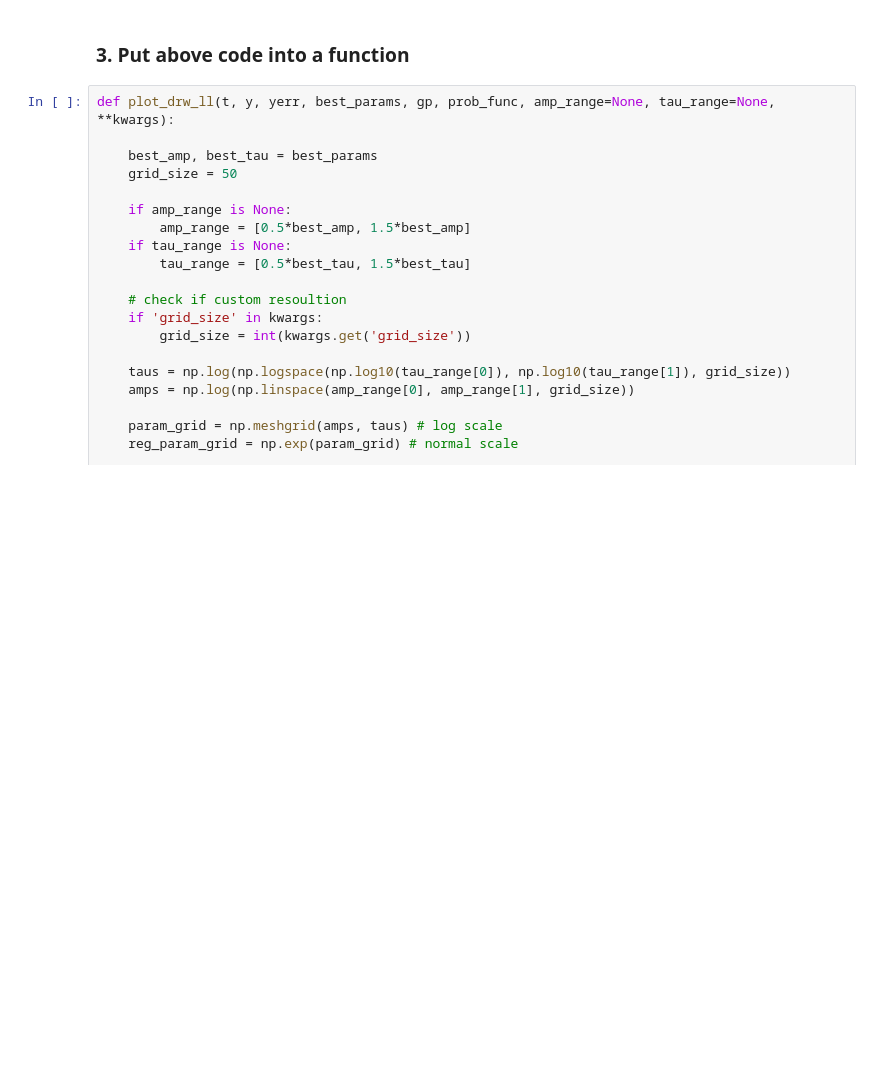
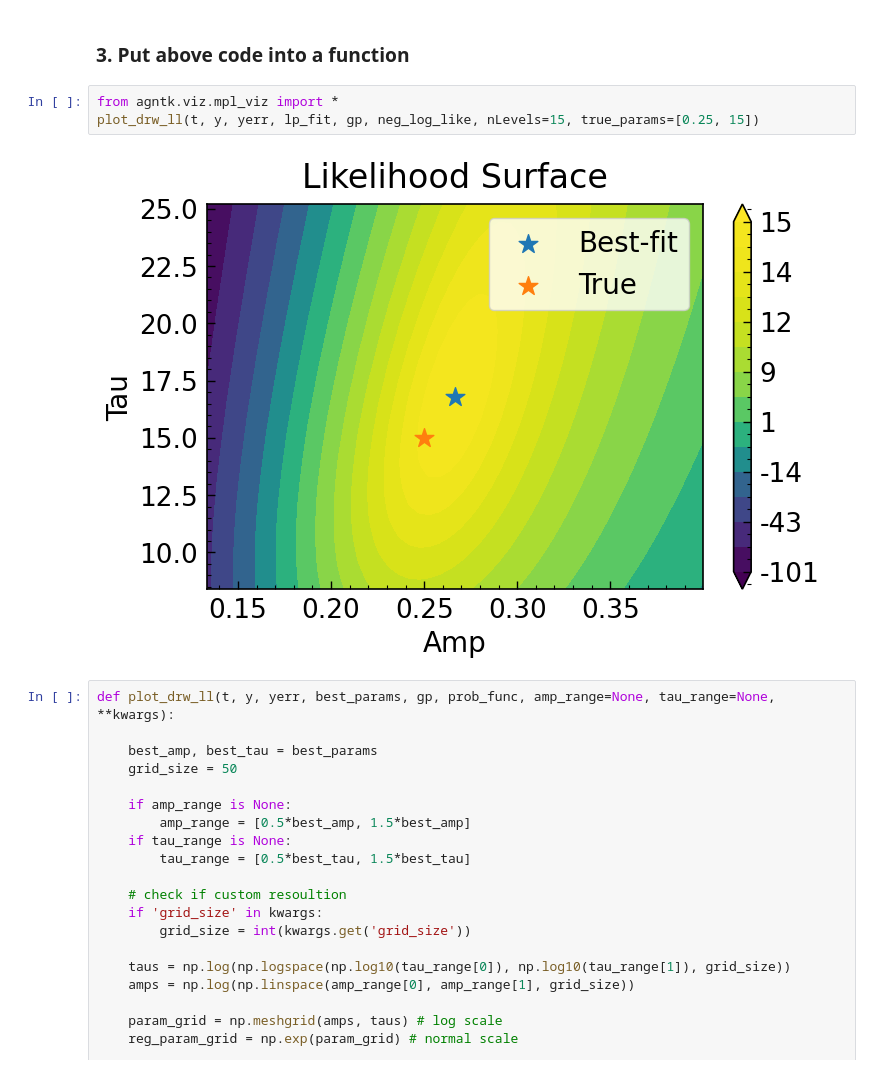
Before and after one commit to ywx649999311/EzTao, a Jupyter notebook: dev/viz/DRW_LL_Viz.ipynb, the cells around one changed output. Drawn from its saved outputs; the diff is of its cells as text; blank space fills up the shorter version.

Commit message:
update plot_drw_ll func; add plot_dho_ll func; add plot_pred_lc func

```diff
--- a/dev/viz/DRW_LL_Viz.ipynb
+++ b/dev/viz/DRW_LL_Viz.ipynb
@@ -192,6 +195,11 @@ plt.legend()
 <span style='color:red'>Similar conclusion applied to the customized posterior surface. </span>
 # %% [markdown]
 ### 3. Put above code into a function
+# %%
+from agntk.viz.mpl_viz import *
+plot_drw_ll(t, y, yerr, lp_fit, gp, neg_log_like, nLevels=15, true_params=[0.25, 15])
+# %% [output]
+[figure, added]
 # %%
 def plot_drw_ll(t, y, yerr, best_params, gp, prob_func, amp_range=None, tau_range=None, **kwargs):
 
```
Also changed, not shown: parts of 8 cells of this notebook, 2 other files.
